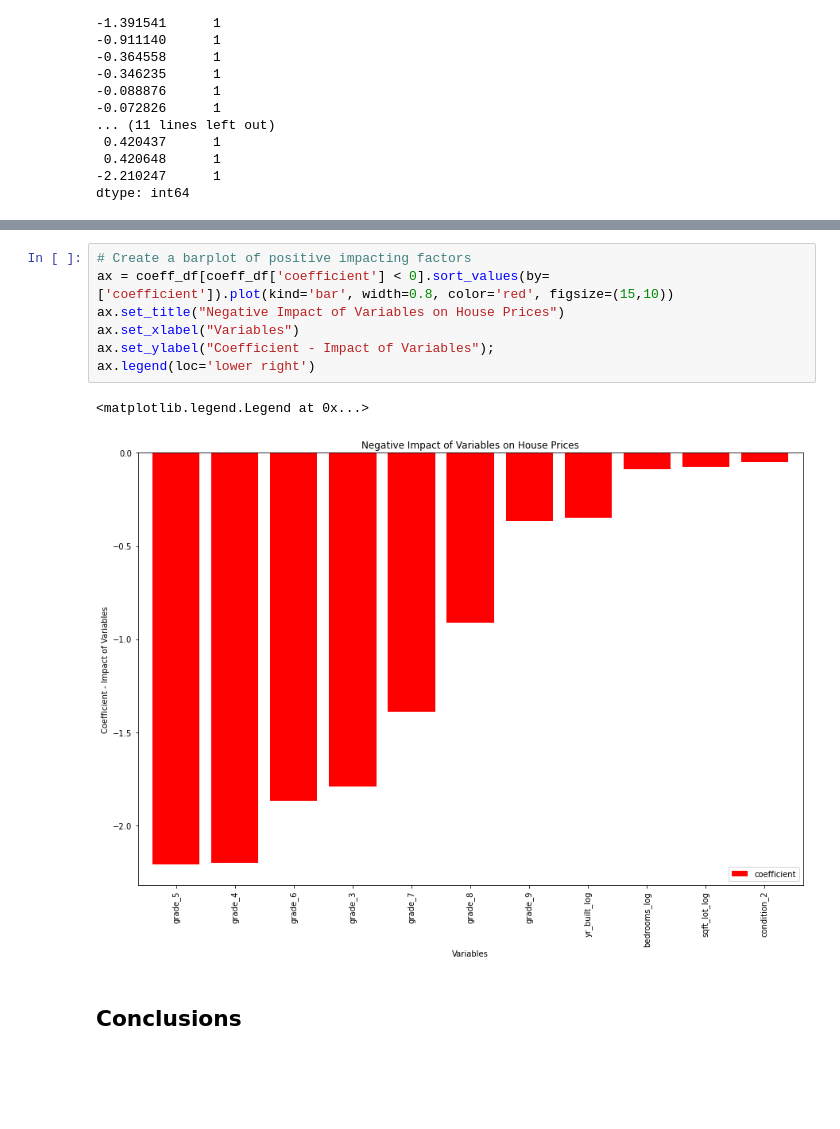
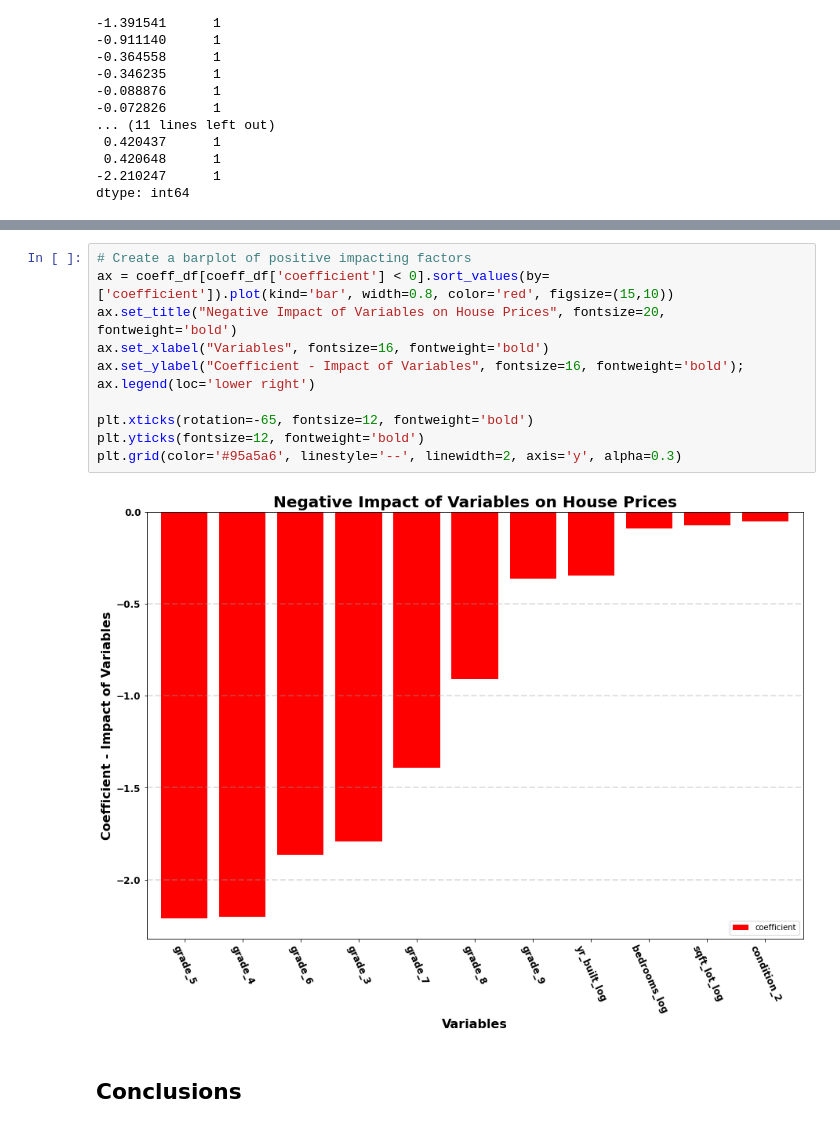
Before and after one commit to brianlee35/housing-sale-analysis, a Jupyter notebook: housing-sale-analysis.ipynb, the cells around one changed output, grey strips where cells are left out. Saved outputs shown, nothing was run; the diff lists cells and outputs as text; blank space fills up the shorter version.

```diff
--- a/housing-sale-analysis.ipynb
+++ b/housing-sale-analysis.ipynb
@@ -856,13 +894,16 @@ ax.set_ylabel("Coefficient - Impact of Variables");
 # %%
 # Create a barplot of positive impacting factors
 ax = coeff_df[coeff_df['coefficient'] < 0].sort_values(by=['coefficient']).plot(kind='bar', width=0.8, color='red', figsize=(15,10))
-ax.set_title("Negative Impact of Variables on House Prices")
-ax.set_xlabel("Variables")
-ax.set_ylabel("Coefficient - Impact of Variables");
+ax.set_title("Negative Impact of Variables on House Prices", fontsize=20, fontweight='bold')
+ax.set_xlabel("Variables", fontsize=16, fontweight='bold')
+ax.set_ylabel("Coefficient - Impact of Variables", fontsize=16, fontweight='bold');
 ax.legend(loc='lower right')
+
+plt.xticks(rotation=-65, fontsize=12, fontweight='bold')
+plt.yticks(fontsize=12, fontweight='bold')
+plt.grid(color='#95a5a6', linestyle='--', linewidth=2, axis='y', alpha=0.3)
 # %% [output]
-<matplotlib.legend.Legend at 0x...>
-[figure, old version]
+[figure, new version]
 # %% [markdown]
 ## Conclusions
 # %% [markdown]
```
Also changed, not shown: parts of 26 cells of this notebook, 2 other files.
